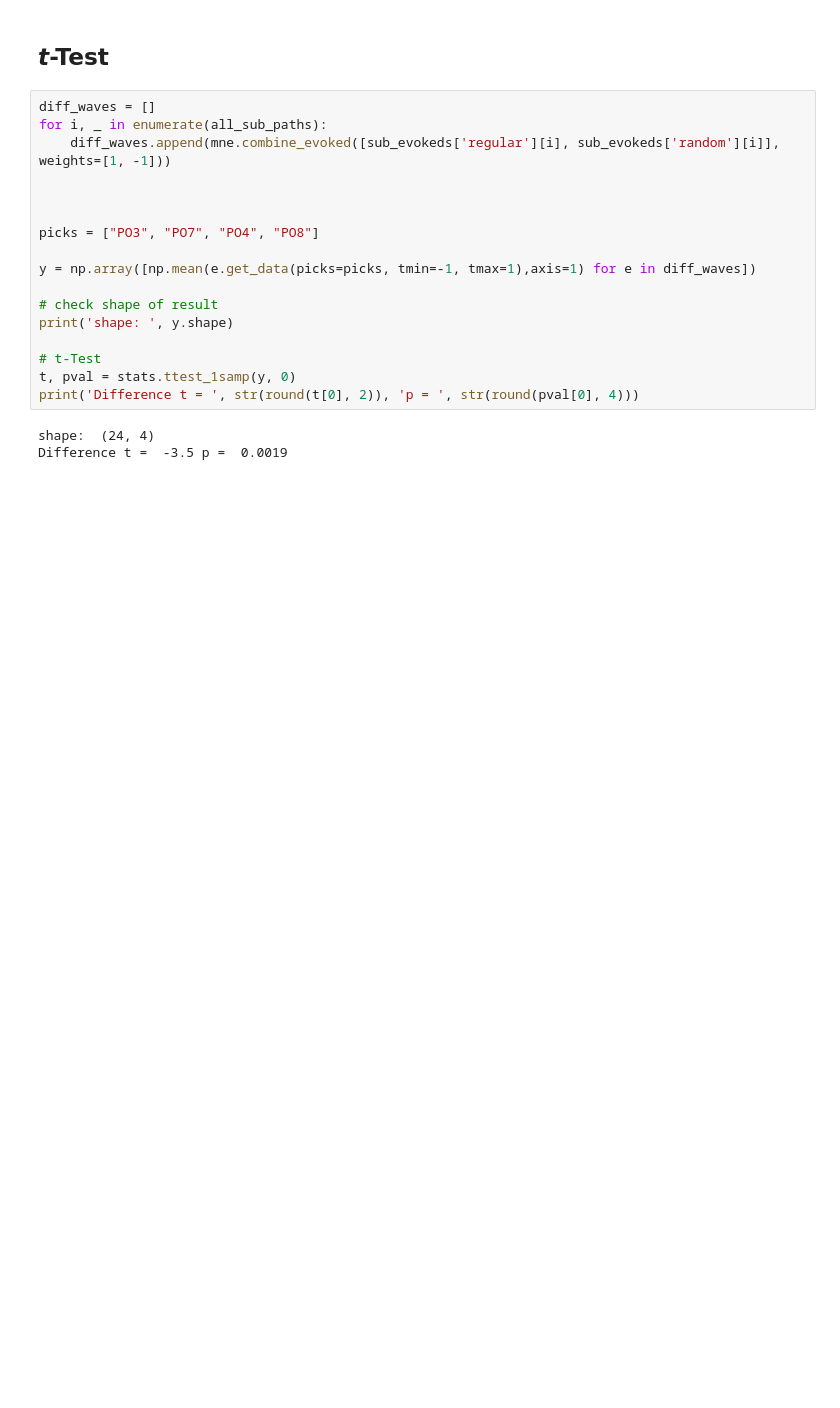
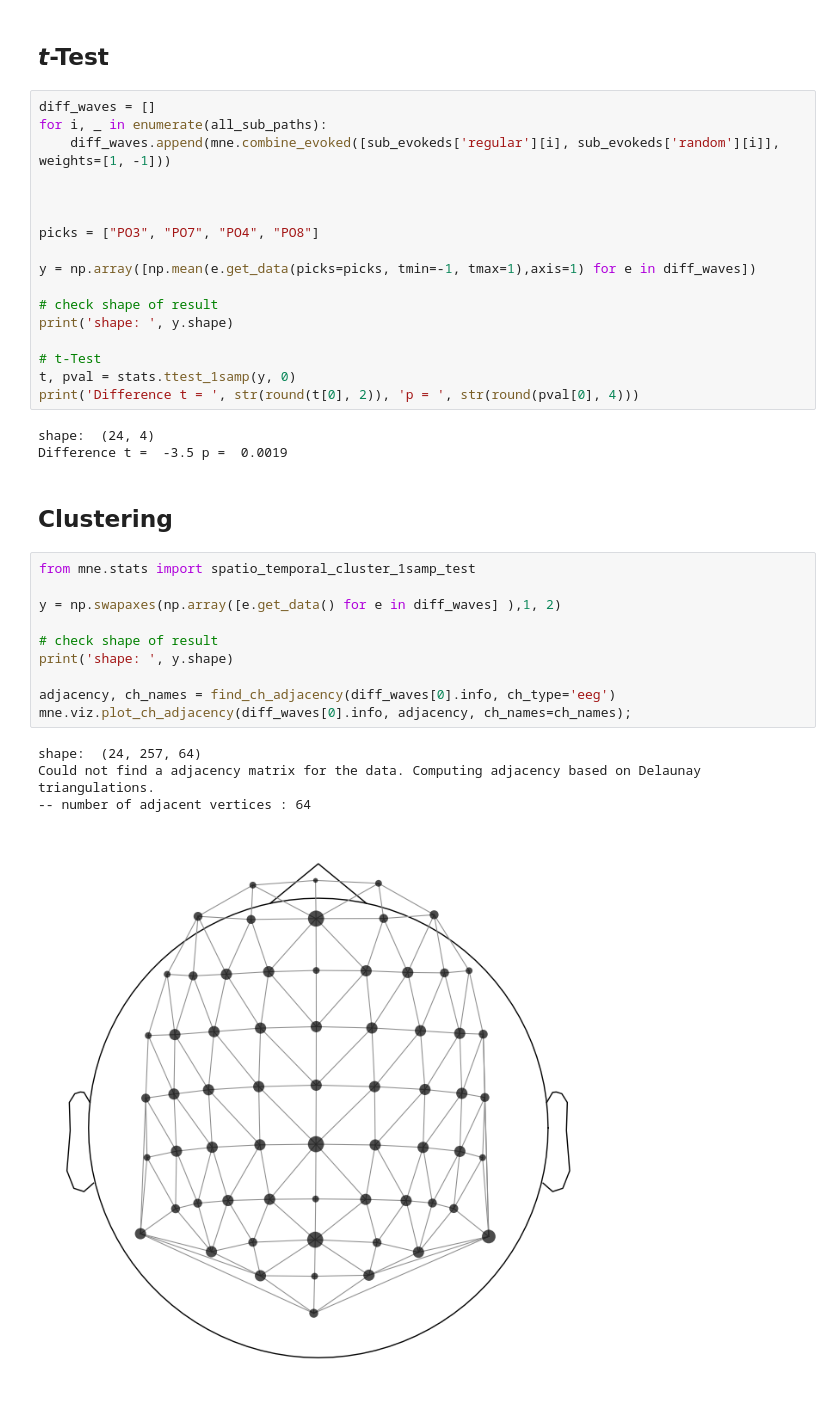
Before and after one commit to albertosaponaro/eeg_penguin, a Jupyter notebook: notebooks/05_Penguin_Stat-Analysis.ipynb, the cells around one changed output. Drawn from its saved outputs; the diff is of its cells as text; blank space fills up the shorter version.

Commit message:
adds statistical tests

```diff
--- a/notebooks/05_Penguin_Stat-Analysis.ipynb
+++ b/notebooks/05_Penguin_Stat-Analysis.ipynb
@@ -70,3 +71,20 @@ print('Difference t = ', str(round(t[0], 2)), 'p = ', str(round(pval[0], 4)))
 # %% [output]
 shape:  (24, 4)
 Difference t =  -3.5 p =  0.0019
+# %% [markdown]
+## Clustering
+# %%
+from mne.stats import spatio_temporal_cluster_1samp_test
+
+y = np.swapaxes(np.array([e.get_data() for e in diff_waves] ),1, 2)
+
+# check shape of result
+print('shape: ', y.shape)
+
+adjacency, ch_names = find_ch_adjacency(diff_waves[0].info, ch_type='eeg')
+mne.viz.plot_ch_adjacency(diff_waves[0].info, adjacency, ch_names=ch_names);
+# %% [output]
+shape:  (24, 257, 64)
+Could not find a adjacency matrix for the data. Computing adjacency based on Delaunay triangulations.
+-- number of adjacent vertices : 64
+[figure, added]
```
Also changed, not shown: parts of 9 cells of this notebook.
